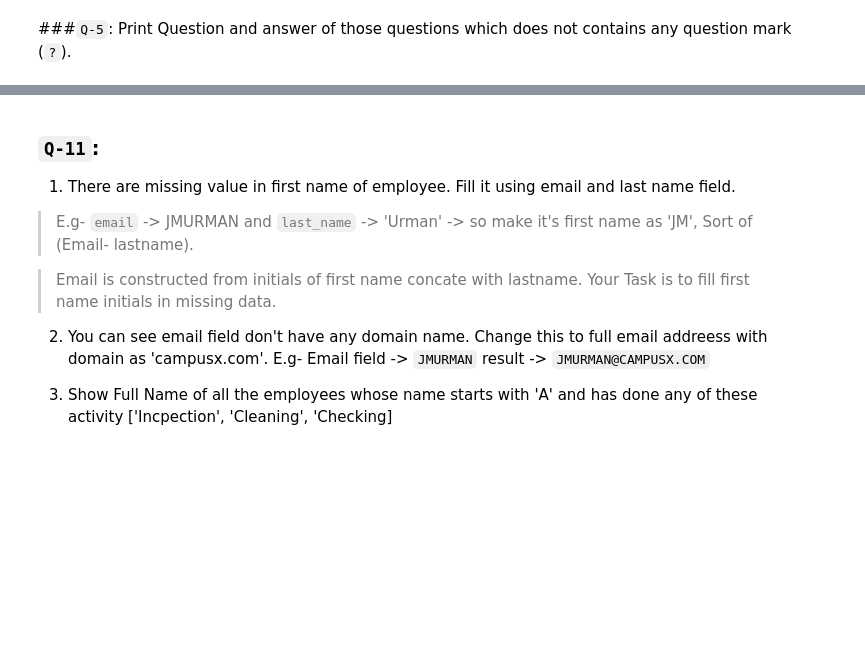
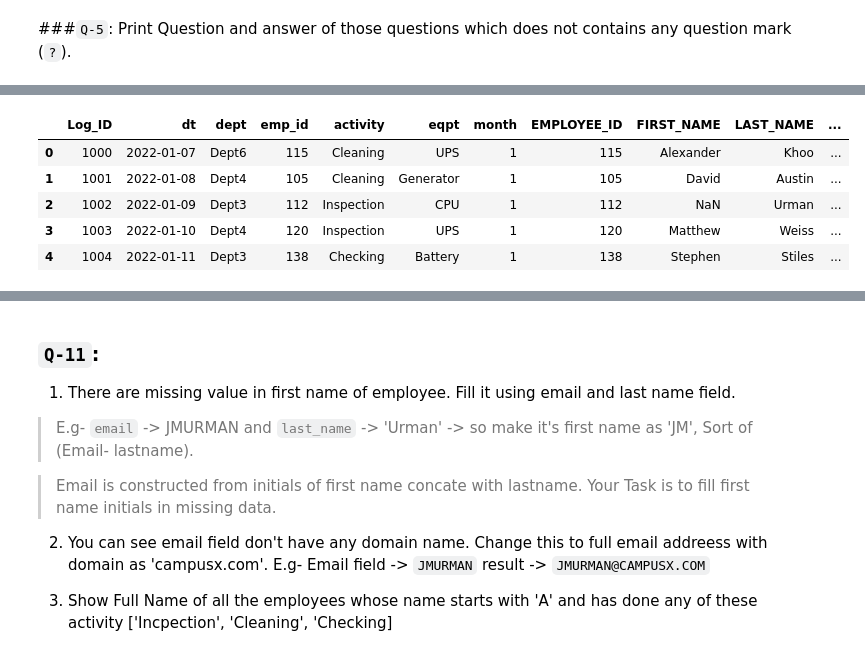
Before and after one commit to hemant087/3_Pandas, a Jupyter notebook: Task/task_22.ipynb, the cells around one changed output, grey strips where cells are left out. Drawn from its saved outputs; the diff is of its cells as text; code cells hidden in the pictures; blank space fills up the shorter version.

```diff
--- a/Task/task_22.ipynb
+++ b/Task/task_22.ipynb
@@ -114,0 +193,4 @@ Note(for common field):- Employee file has `EMPLOYEE_ID` and LOG file has `emp_i
+# %%
+# code here
+log_file = pd.read_csv("https://docs.google.com/spreadsheets/d/e/2PACX-1vT-OMrmmNdOTM-B5f5F1EpCutMVG230UZiLvqlsg0NIKUKR3yrqiI2r1pEX-LvSEk-3WwySPYtvbBC-/pub?gid=1937029224&single=true&output=csv")
+employee = pd.read_csv("https://docs.google.com/spreadsheets/d/e/2PACX-1vQ5AuFqRjSZVBKm5zyDxquX6utubq1DJKkYDI70vjeidAnyAu70KMSYpMYzeVSNVTeUIJBpfF6jU5E6/pub?gid=798824749&single=true&output=csv")
@@ -114,0 +206,2 @@ Note(for common field):- Employee file has `EMPLOYEE_ID` and LOG file has `emp_i
+# %%
+log_file["month"] = log_file.dt.apply(fun)
@@ -114,0 +226,10 @@ Note(for common field):- Employee file has `EMPLOYEE_ID` and LOG file has `emp_i
+# %%
+df = log_file.merge(employee, left_on="emp_id",right_on="EMPLOYEE_ID")
+df.head()
+# %% [output]
+|  | Log_ID | dt | dept | emp_id | activity | eqpt | month | EMPLOYEE_ID | FIRST_NAME | LAST_NAME | ... |
+| 0 | 1000 | 2022-01-07 | Dept6 | 115 | Cleaning | UPS | 1 | 115 | Alexander | Khoo | ... |
+| 1 | 1001 | 2022-01-08 | Dept4 | 105 | Cleaning | Generator | 1 | 105 | David | Austin | ... |
+| 2 | 1002 | 2022-01-09 | Dept3 | 112 | Inspection | CPU | 1 | 112 | NaN | Urman | ... |
+| 3 | 1003 | 2022-01-10 | Dept4 | 120 | Inspection | UPS | 1 | 120 | Matthew | Weiss | ... |
+| 4 | 1004 | 2022-01-11 | Dept3 | 138 | Checking | Battery | 1 | 138 | Stephen | Stiles | ... |
```
Also changed, not shown: parts of 29 cells of this notebook, 1 other file.
